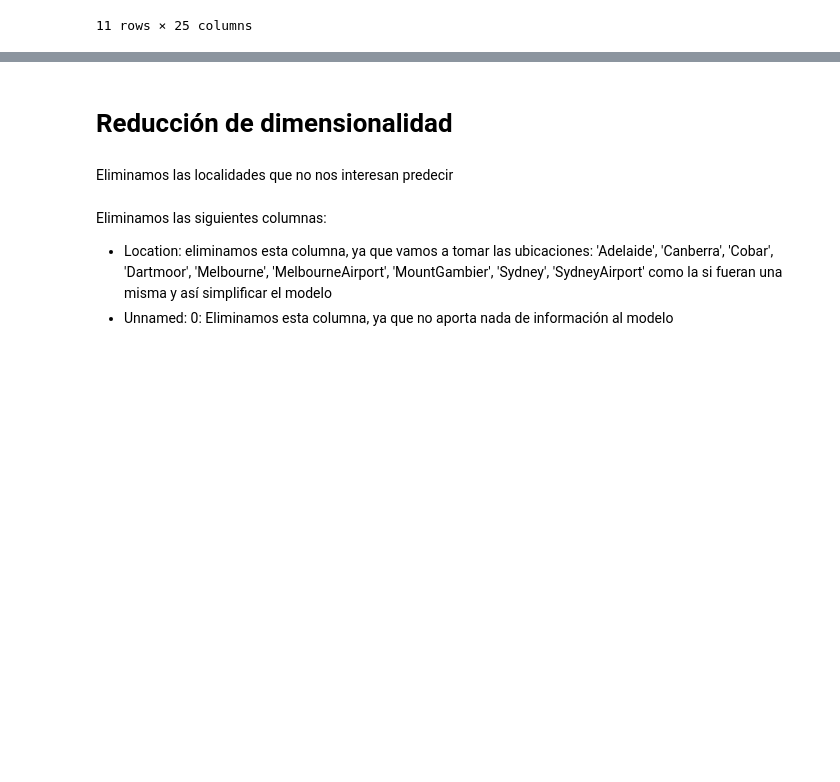
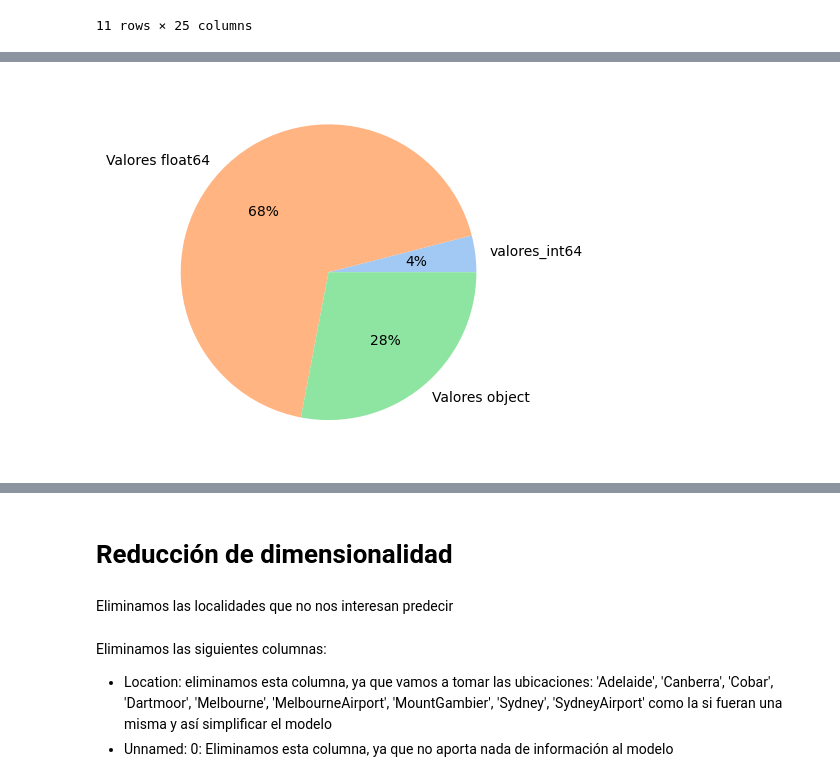
Before and after one commit to C4570/AA1-TUIA-Britos-Moresco, a Jupyter notebook: TP_integrador_AA1.ipynb, the cells around one changed output, grey strips where cells are left out. Drawn from its saved outputs; the diff is of its cells as text; code cells hidden in the pictures; blank space fills up the shorter version.

```diff
--- a/TP_integrador_AA1.ipynb
+++ b/TP_integrador_AA1.ipynb
@@ -131,0 +177,22 @@ dtype: int64
+# %%
+# Calcula el número de valores que son de tipo int64
+valores_int64 = (weather_data.dtypes == 'int64').sum()
+
+# Calcula el número de valores que son de tipo float64
+valores_float64 = (weather_data.dtypes == 'float64').sum()
+
+# Calcula el número de valores que son de tipo object
+valores_object = (weather_data.dtypes == 'object').sum()
+
+# Crea una lista con los valores para el gráfico
+datos = [valores_int64, valores_float64, valores_object]
+
+# Crea una lista con las etiquetas para el gráfico
+etiquetas = ['valores_int64', 'Valores float64', 'Valores object']
+
+colors = sns.color_palette("pastel")
+
+plt.pie(datos, labels=etiquetas, colors=colors, autopct='%.0f%%')
+plt.show()
+# %% [output]
+[figure, added]
```
Also changed, not shown: parts of 142 cells of this notebook.
